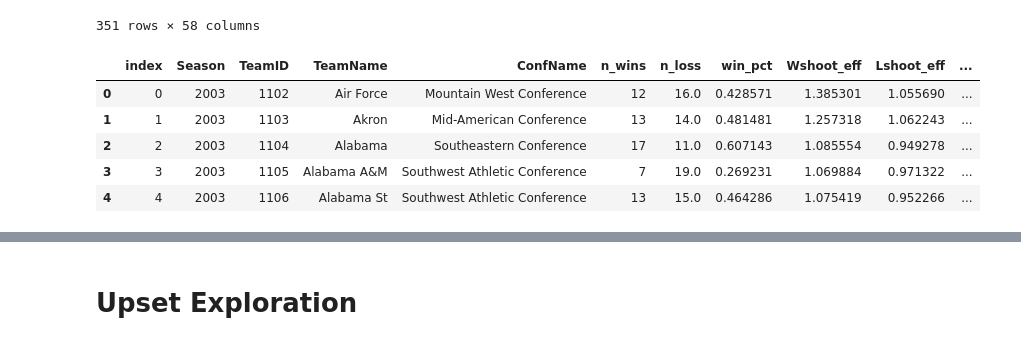
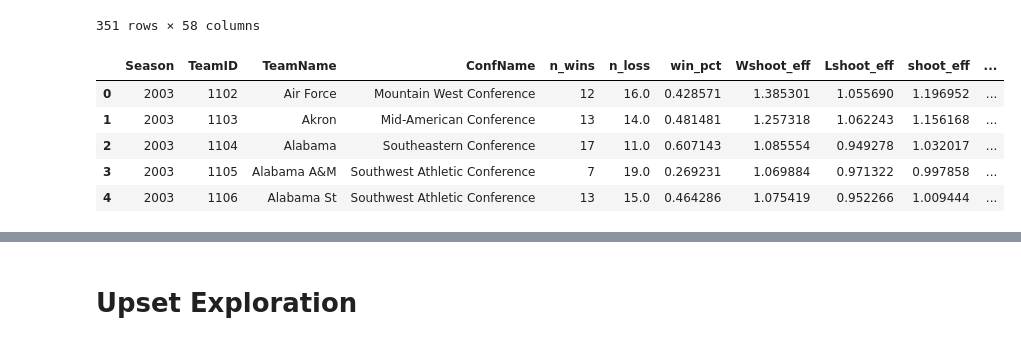
Before and after one commit to Regan831/basketball_predictions, a Jupyter notebook: data_load.ipynb, the cells around one changed output, grey strips where cells are left out. Saved outputs shown, nothing was run; the diff lists cells and outputs as text; code cells hidden in the pictures.

```diff
--- a/data_load.ipynb
+++ b/data_load.ipynb
@@ -259,16 +258,15 @@ df_avgs[df_avgs['Season'] == 2014]
 | 4073 | 2014 | 1464 | Youngstown St | Horizon League | 12 | 17.0 | 0.413793 | 1.166069 | 1.099640 | 1.127128 | ... |
 351 rows × 58 columns
 # %%
-df_avgs.reset_index(inplace = True)
 df_avgs = df_avgs.rename(columns={'WTeamID': 'TeamID', 'WTeamName': 'TeamName', 'WConfName': 'ConfName'})
 df_avgs.head()
 # %% [output]
-|  | index | Season | TeamID | TeamName | ConfName | n_wins | n_loss | win_pct | Wshoot_eff | Lshoot_eff | ... |
-| 0 | 0 | 2003 | 1102 | Air Force | Mountain West Conference | 12 | 16.0 | 0.428571 | 1.385301 | 1.055690 | ... |
-| 1 | 1 | 2003 | 1103 | Akron | Mid-American Conference | 13 | 14.0 | 0.481481 | 1.257318 | 1.062243 | ... |
-| 2 | 2 | 2003 | 1104 | Alabama | Southeastern Conference | 17 | 11.0 | 0.607143 | 1.085554 | 0.949278 | ... |
-| 3 | 3 | 2003 | 1105 | Alabama A&M | Southwest Athletic Conference | 7 | 19.0 | 0.269231 | 1.069884 | 0.971322 | ... |
-| 4 | 4 | 2003 | 1106 | Alabama St | Southwest Athletic Conference | 13 | 15.0 | 0.464286 | 1.075419 | 0.952266 | ... |
+|  | Season | TeamID | TeamName | ConfName | n_wins | n_loss | win_pct | Wshoot_eff | Lshoot_eff | shoot_eff | ... |
+| 0 | 2003 | 1102 | Air Force | Mountain West Conference | 12 | 16.0 | 0.428571 | 1.385301 | 1.055690 | 1.196952 | ... |
+| 1 | 2003 | 1103 | Akron | Mid-American Conference | 13 | 14.0 | 0.481481 | 1.257318 | 1.062243 | 1.156168 | ... |
+| 2 | 2003 | 1104 | Alabama | Southeastern Conference | 17 | 11.0 | 0.607143 | 1.085554 | 0.949278 | 1.032017 | ... |
+| 3 | 2003 | 1105 | Alabama A&M | Southwest Athletic Conference | 7 | 19.0 | 0.269231 | 1.069884 | 0.971322 | 0.997858 | ... |
+| 4 | 2003 | 1106 | Alabama St | Southwest Athletic Conference | 13 | 15.0 | 0.464286 | 1.075419 | 0.952266 | 1.009444 | ... |
 # %%
 # Now export averages
 # %%
```
Also changed, not shown: parts of 28 cells of this notebook, 1 other file.
